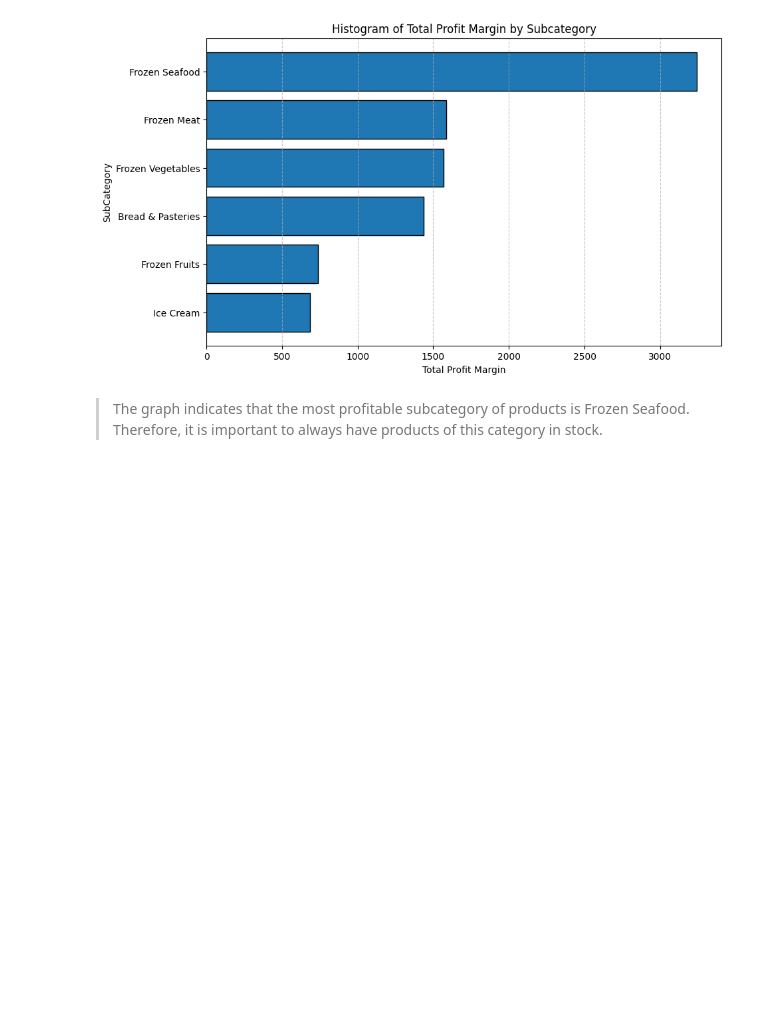
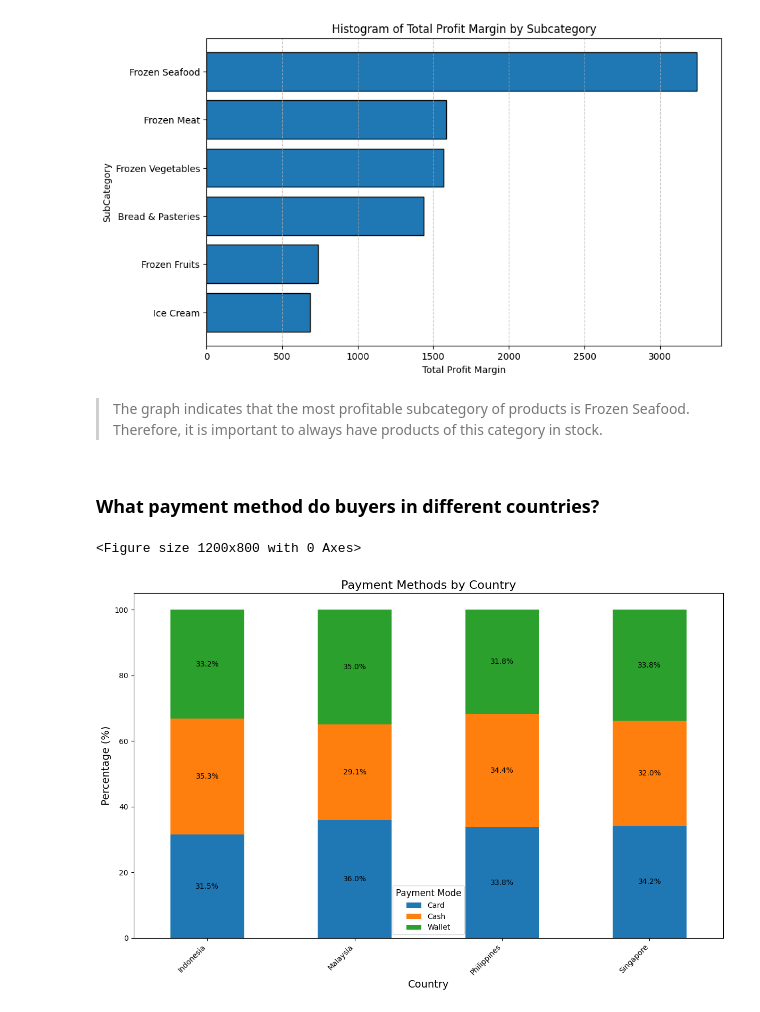
Before and after one commit to KharchenkoAnastasia/customer_analysis_grocery_chain, a Jupyter notebook: customer_analysis_grocery_chain.ipynb, the cells around one changed output. Drawn from its saved outputs; the diff is of its cells as text; code cells hidden in the pictures; blank space fills up the shorter version.

```diff
--- a/customer_analysis_grocery_chain.ipynb
+++ b/customer_analysis_grocery_chain.ipynb
@@ -520,3 +520,32 @@ plt.show()
 
 
 > The graph indicates that the most profitable subcategory of products is Frozen Seafood. Therefore, it is important to always have products of this category in stock.
+# %% [markdown]
+### **What payment method do buyers in different countries?**
+# %%
+# Group data by Country and Payment Mode, and count receipts
+payment_by_country = df.groupby(['Country', 'Payment Mode']).size().reset_index(name='Count')
+
+# Calculate percentage within each country
+country_totals = payment_by_country.groupby('Country')['Count'].transform('sum')
+payment_by_country['Percentage'] = (payment_by_country['Count'] / country_totals) * 100
+
+pivot_data = payment_by_country.pivot(index='Country', columns='Payment Mode', values='Percentage')
+
+plt.figure(figsize=(12, 8))
+ax = pivot_data.plot(kind='bar', stacked=True, figsize=(12, 8))
+plt.title('Payment Methods by Country', fontsize=16)
+plt.xlabel('Country', fontsize=14)
+plt.ylabel('Percentage (%)', fontsize=14)
+plt.xticks(rotation=45, ha='right')
+plt.legend(title='Payment Mode', title_fontsize=12)
+
+for container in ax.containers:
+    ax.bar_label(container, labels=[f'{v:.1f}%' if v > 5 else '' for v in container.datavalues],
+                 label_type='center')
+
+plt.tight_layout()
+plt.show()
+# %% [output]
+<Figure size 1200x800 with 0 Axes>
+[figure, added]
```
Also changed, not shown: parts of 2 cells of this notebook.
